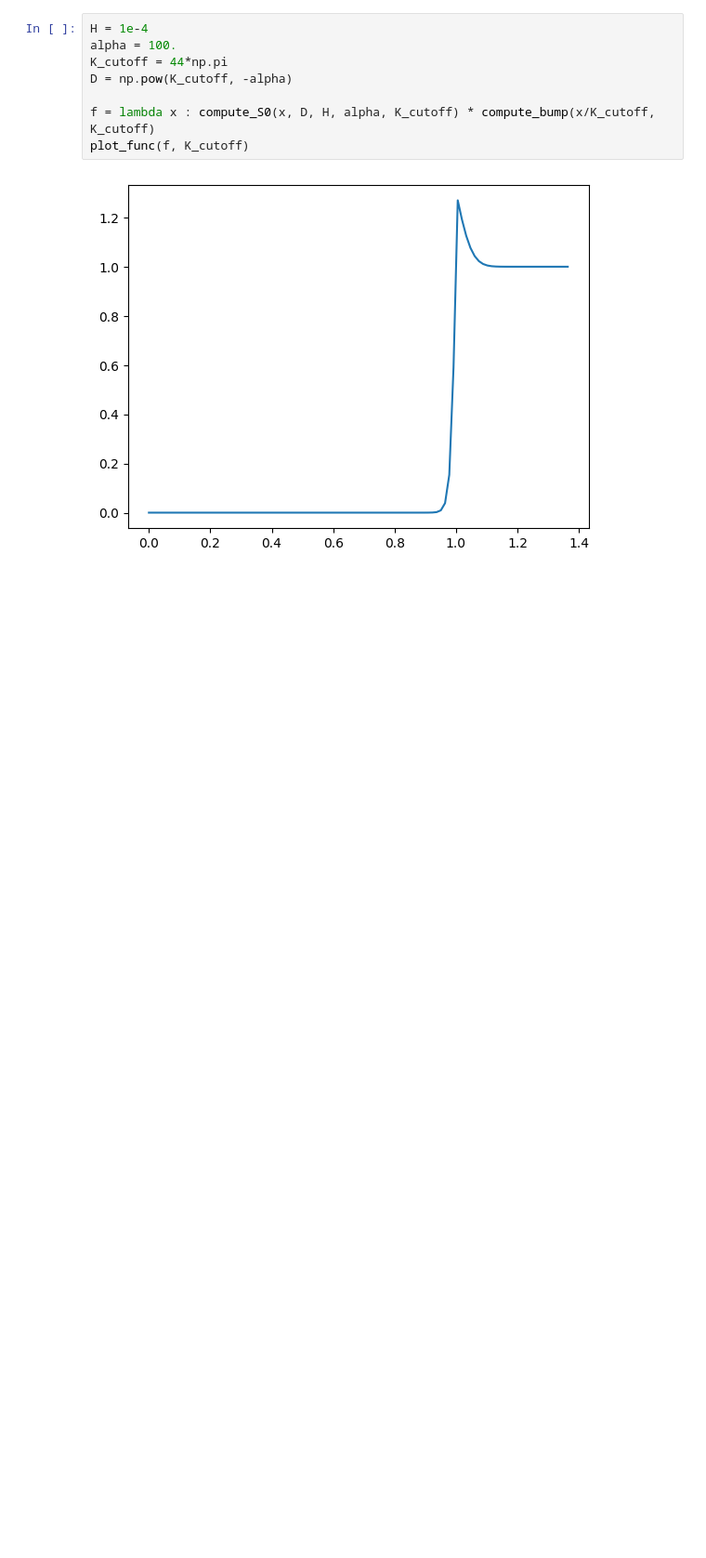
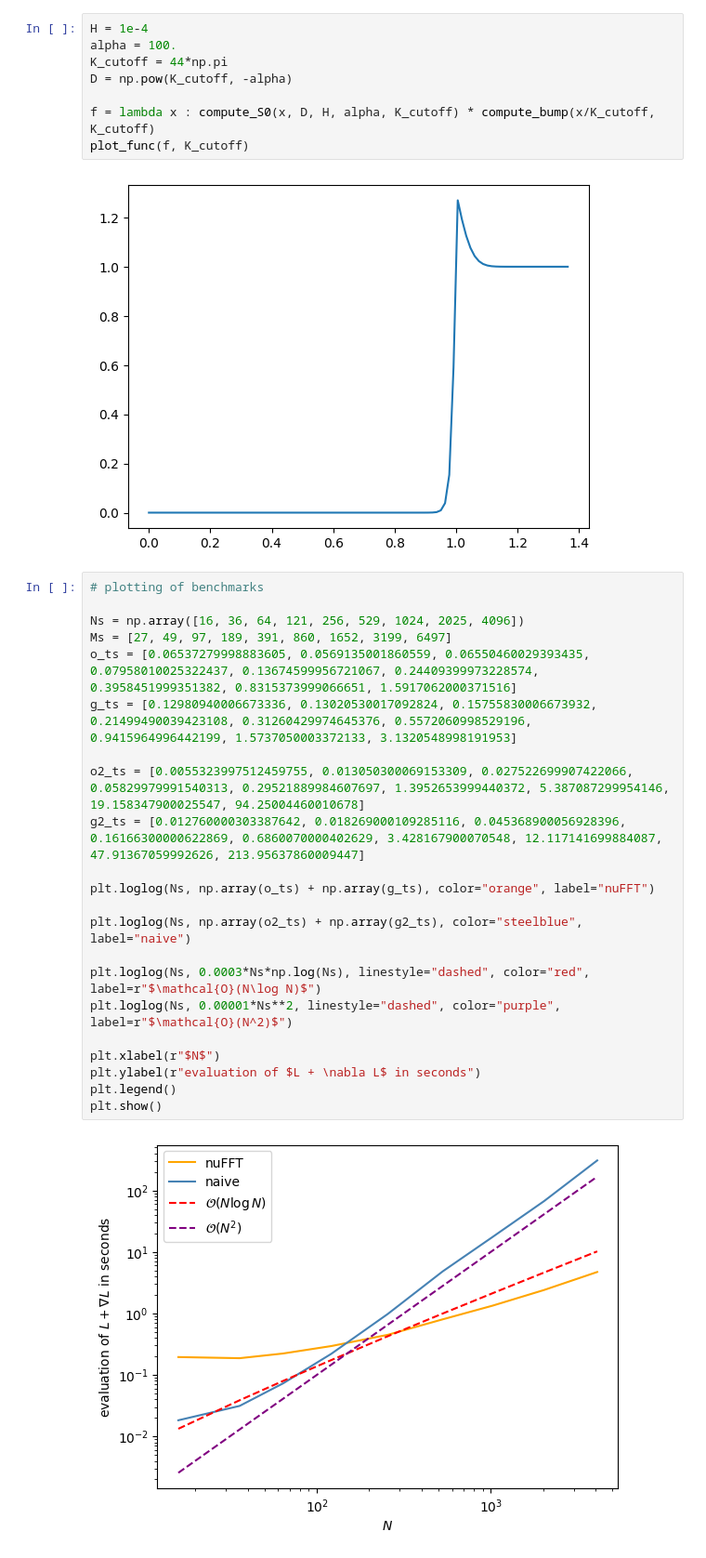
Before and after one commit to BekzatZhar/modeling_seminarSoSe25, a Jupyter notebook: function_builder.ipynb, the cells around one changed output. Shown: that part at 93% size. Saved outputs shown, nothing was run; the diff lists cells and outputs as text; blank space fills up the shorter version.

Commit message:
benchmarked

```diff
--- a/function_builder.ipynb
+++ b/function_builder.ipynb
@@ -39,3 +39,27 @@ f = lambda x : compute_S0(x, D, H, alpha, K_cutoff) * compute_bump(x/K_cutoff, K
 plot_func(f, K_cutoff)
 # %% [output]
 [figure]
+# %%
+# plotting of benchmarks
+
+Ns = np.array([16, 36, 64, 121, 256, 529, 1024, 2025, 4096])
+Ms = [27, 49, 97, 189, 391, 860, 1652, 3199, 6497]
+o_ts = [0.06537279998883605, 0.0569135001860559, 0.06550460029393435, 0.07958010025322437, 0.13674599956721067, 0.24409399973228574, 0.3958451999351382, 0.8315373999066651, 1.5917062000371516]
+g_ts = [0.12980940006673336, 0.13020530017092824, 0.15755830006673932, 0.21499490039423108, 0.31260429974645376, 0.5572060998529196, 0.9415964996442199, 1.5737050003372133, 3.1320548998191953]
+
+o2_ts = [0.0055323997512459755, 0.013050300069153309, 0.027522699907422066, 0.05829979991540313, 0.29521889984607697, 1.3952653999440372, 5.387087299954146, 19.158347900025547, 94.25004460010678]
+g2_ts = [0.012760000303387642, 0.018269000109285116, 0.045368900056928396, 0.16166300000622869, 0.6860070000402629, 3.428167900070548, 12.117141699884087, 47.91367059992626, 213.95637860009447]
+
+plt.loglog(Ns, np.array(o_ts) + np.array(g_ts), color="orange", label="nuFFT")
+
+plt.loglog(Ns, np.array(o2_ts) + np.array(g2_ts), color="steelblue", label="naive")
+
+plt.loglog(Ns, 0.0003*Ns*np.log(Ns), linestyle="dashed", color="red", label=r"$\mathcal{O}(N\log N)$")
+plt.loglog(Ns, 0.00001*Ns**2, linestyle="dashed", color="purple", label=r"$\mathcal{O}(N^2)$")
+
+plt.xlabel(r"$N$")
+plt.ylabel(r"evaluation of $L + \nabla L$ in seconds")
+plt.legend()
+plt.show()
+# %% [output]
+[figure, added]
```
Also changed, not shown: parts of 1 cell of this notebook, 4 other files.
